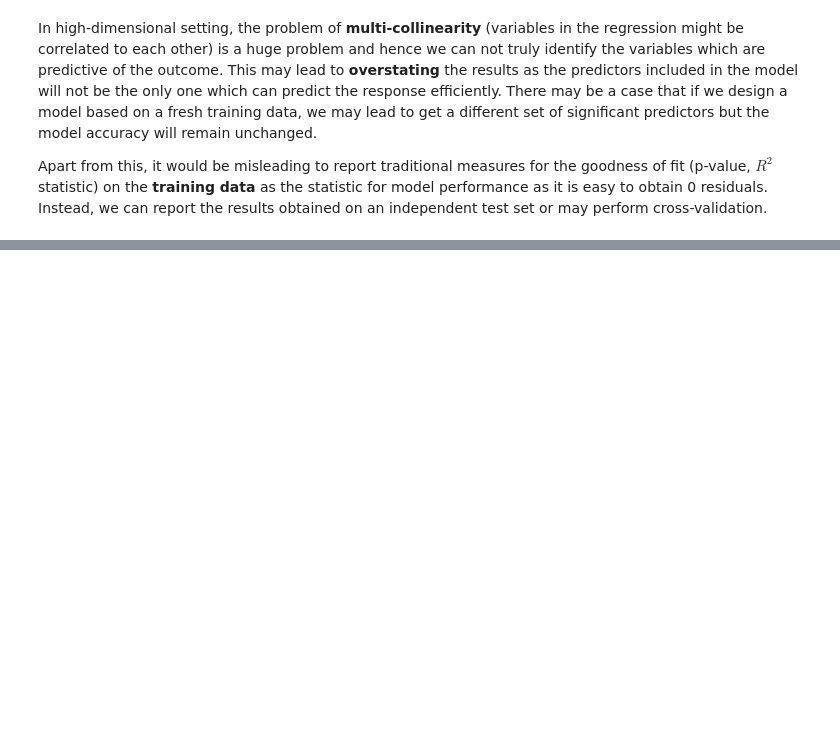
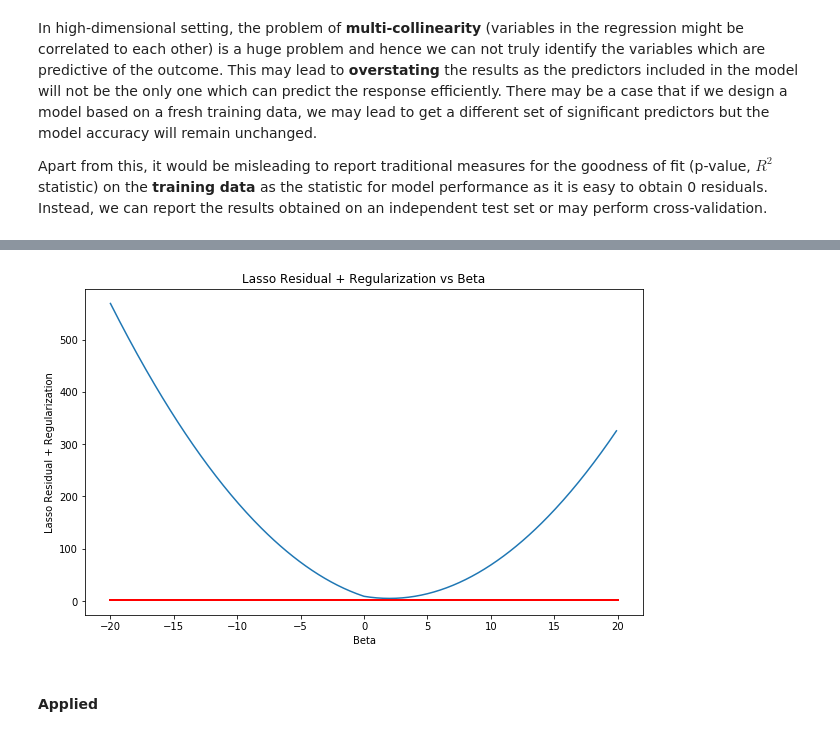
Before and after one commit to amitrajan012/Introduction-to-Statistical-Learning, a Jupyter notebook: Linear Model Selection and Regularization.ipynb, the cells around one changed output, grey strips where cells are left out. Cells and saved outputs as stored; diff of their text form; code cells hidden in the pictures; blank space fills up the shorter version.

```diff
--- a/Linear Model Selection and Regularization.ipynb
+++ b/Linear Model Selection and Regularization.ipynb
@@ -277,0 +480,20 @@ Apart from this, it would be misleading to report traditional measures for the g
+# %%
+y= 3
+_lambda = 2
+lasso  = (y-beta)**2 + _lambda*np.absolute(beta)
+
+fig = plt.figure(figsize=(10, 6))
+ax = fig.add_subplot(111)
+
+plt.plot(beta, lasso)
+plt.plot([-20, 20], [y-_lambda/2, y-_lambda/2], 'k-', color='r', lw=2) # Plot of solution
+
+ax.set_xlabel('Beta')
+ax.set_ylabel('Lasso Residual + Regularization')
+ax.set_title('Lasso Residual + Regularization vs Beta')
+
+plt.show()
+# %% [output]
+[figure, added]
+# %% [markdown]
+#### Applied
```
Also changed, not shown: parts of 22 cells of this notebook.
